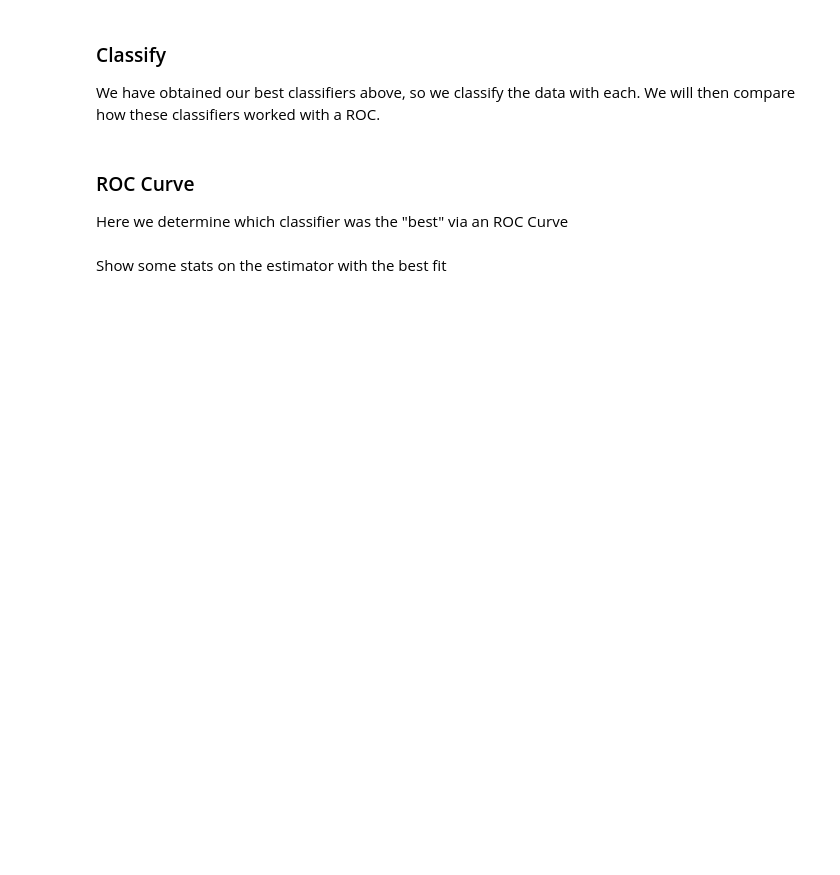
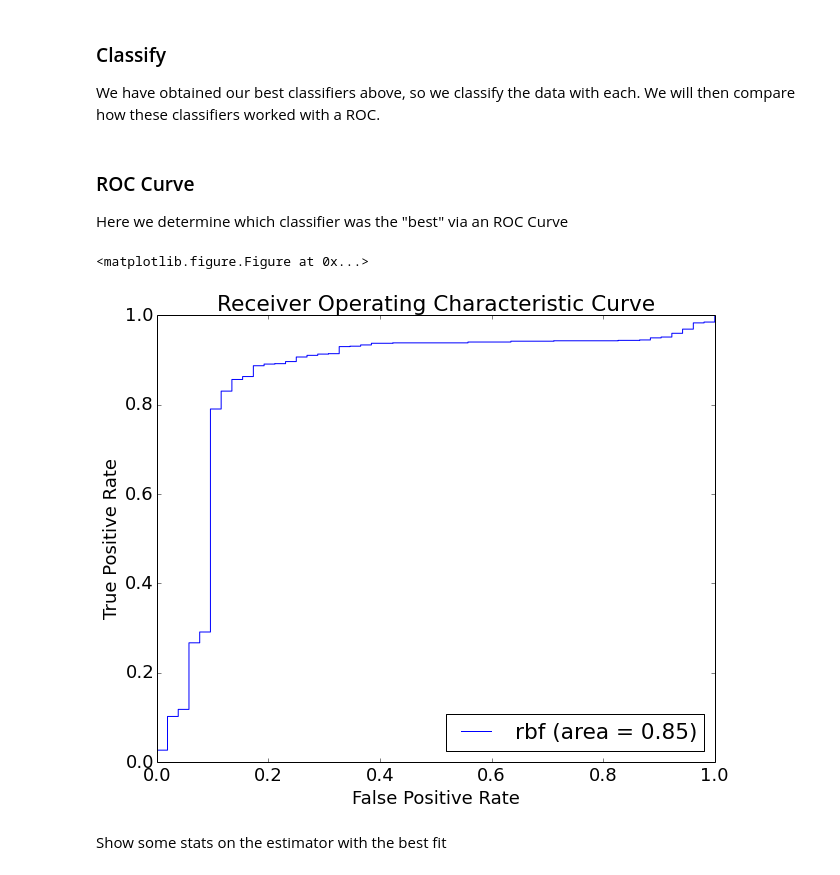
Before and after one commit to ElMejorEquipoDeLaSerena/VariableStarsClassification, a Jupyter notebook: Final.ipynb, the cells around one changed output. Drawn from its saved outputs; the diff is of its cells as text; code cells hidden in the pictures; blank space fills up the shorter version.

```diff
--- a/Final.ipynb
+++ b/Final.ipynb
@@ -392,7 +407,7 @@ def compute_roc(predicted_classes=None):
 # %%
 # Loop over each SVC type, classify, then compute the ROC
 for kernel in best_svcs:
-    clf = best_svcs[kernel]
+    clf = kernel.get('clf')
 
     # Do the actual classifying
     pred_class = classify(clf)
@@ -400,31 +415,34 @@ for kernel in best_svcs:
     # Compute the ROC
     fpr, tpr, auc = compute_roc(pred_class)
 
-    best_svcs[kernel]['fpr'] = fpr
-    best_svcs[kernel]['tpr'] = tpr
-    best_svcs[kernel]['auc'] = auc
+    kernel['fpr'] = fpr
+    kernel['tpr'] = tpr
+    kernel['auc'] = auc
 # %% [markdown]
 ### ROC Curve
 Here we determine which classifier was the "best" via an ROC Curve
 # %%
 # Plot the ROC for each kernel type
 pl.clf()
 fig = pl.figure()
 ax = fig.add_subplot(1,1,1)
 
 # Add a line for each kernel
 for kernel in best_svcs:
-    fpr = best_svcs[kernel]['fpr']
-    tpr = best_svcs[kernel]['tpr']
-    auc = best_svcs[kernel]['auc']
+    fpr = kernel['fpr']
+    tpr = kernel['tpr']
+    auc = kernel['auc']
+    ax.plot (fpr, tpr, label='{} (area = {:0.2f})'.format(kernel.get('kernel')[0], auc))
 
-    ax.plot (fpr, tpr, label='{} (area = {0.2f})'.format(kernel, roc_auc)
 
 plt.legend(loc=4)
 plt.xlabel('False Positive Rate')
 plt.ylabel('True Positive Rate')
 plt.title('Receiver Operating Characteristic Curve')
 pl.show ()
+# %% [output]
+<matplotlib.figure.Figure at 0x...>
+[figure, added]
 # %% [markdown]
 Show some stats on the estimator with the best fit
 # %%
```
Also changed, not shown: parts of 12 cells of this notebook, 2 other files.
